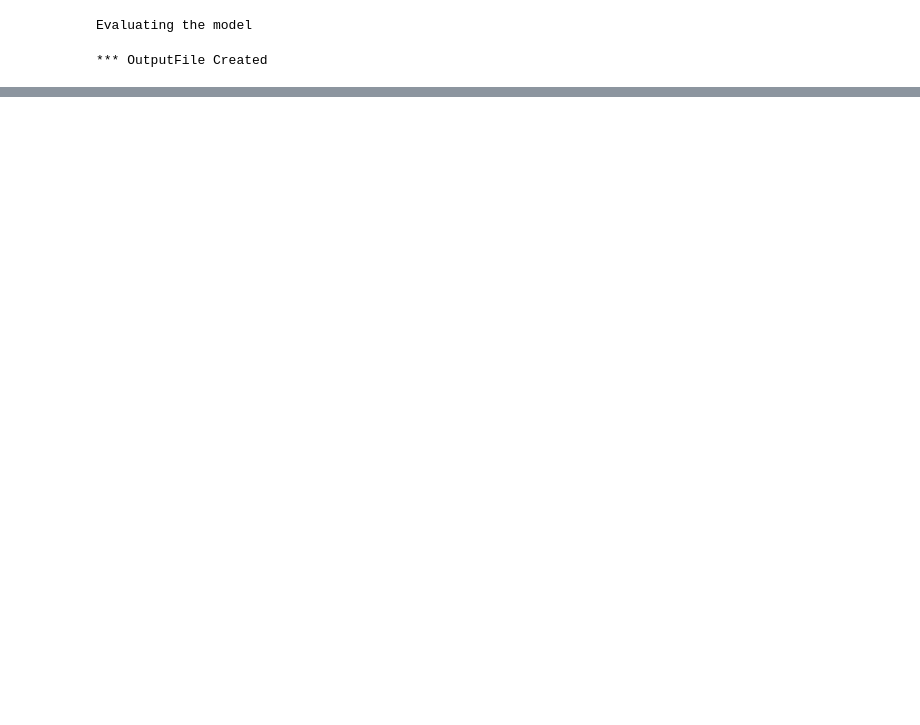
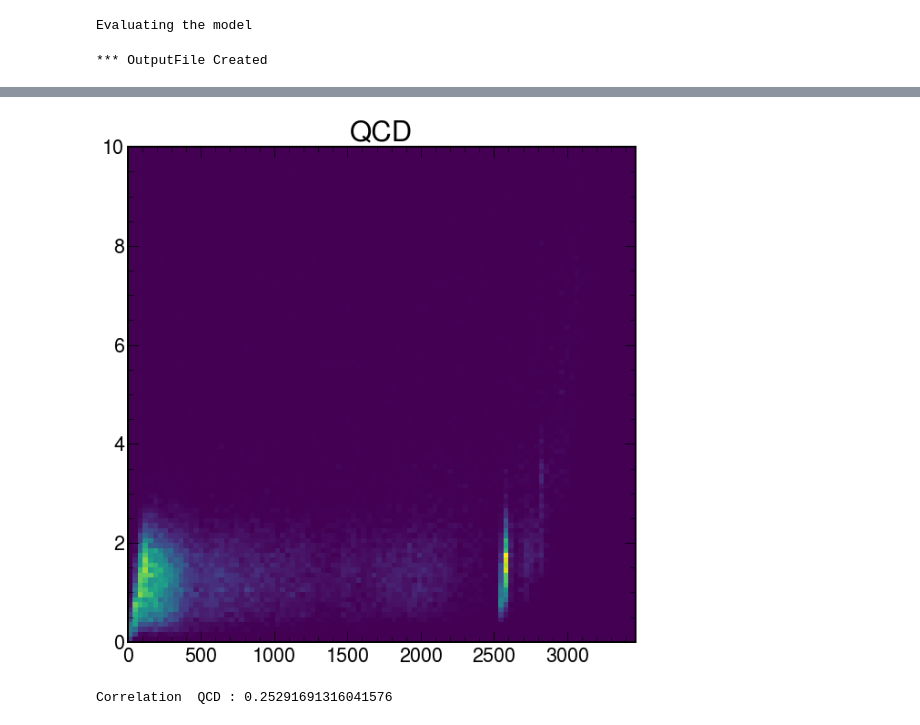
Before and after one commit to toa-p/l1_anomaly_ae, a Jupyter notebook: dnn/End2End_demo.ipynb, the cells around one changed output, grey strips where cells are left out. Drawn from its saved outputs; the diff is of its cells as text; code cells hidden in the pictures; blank space fills up the shorter version.

```diff
--- a/dnn/End2End_demo.ipynb
+++ b/dnn/End2End_demo.ipynb
@@ -501,0 +518,11 @@ array([0.e+00, 2.e-05, 2.e-05, 6.e-05, 6.e-05, 8.e-05])
+# %%
+X_test = X_test_flatten.reshape(X_test_flatten.shape[0],19,3)
+ET_test = np.sum(X_test[:,1:11,0],axis=1)
+_=plt.hist2d(ET_test,results['QCD']['total_loss'],bins=(100,100),range=[[np.min(ET_test),np.max(ET_test)],[0,10]])
+corr, _ = pearsonr(ET_test, results['QCD']['total_loss'])
+plt.title(key)
+plt.show()
+print("Correlation ",key,':' ,corr)
+# %% [output]
+[figure, added]
+Correlation  QCD : 0.25291691316041576
```
Also changed, not shown: parts of 8 cells of this notebook.
